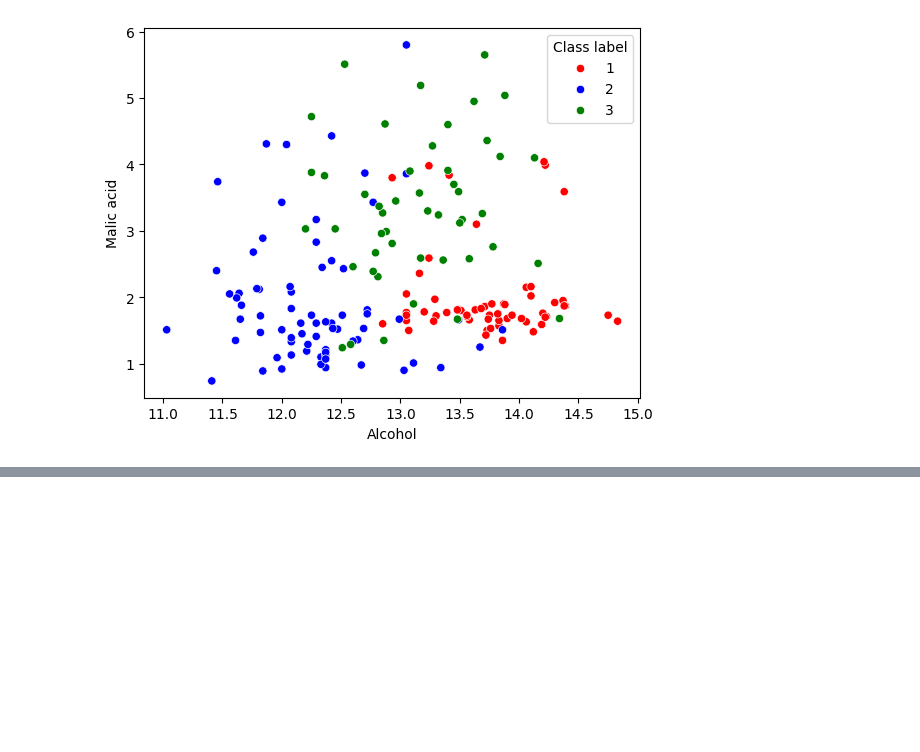
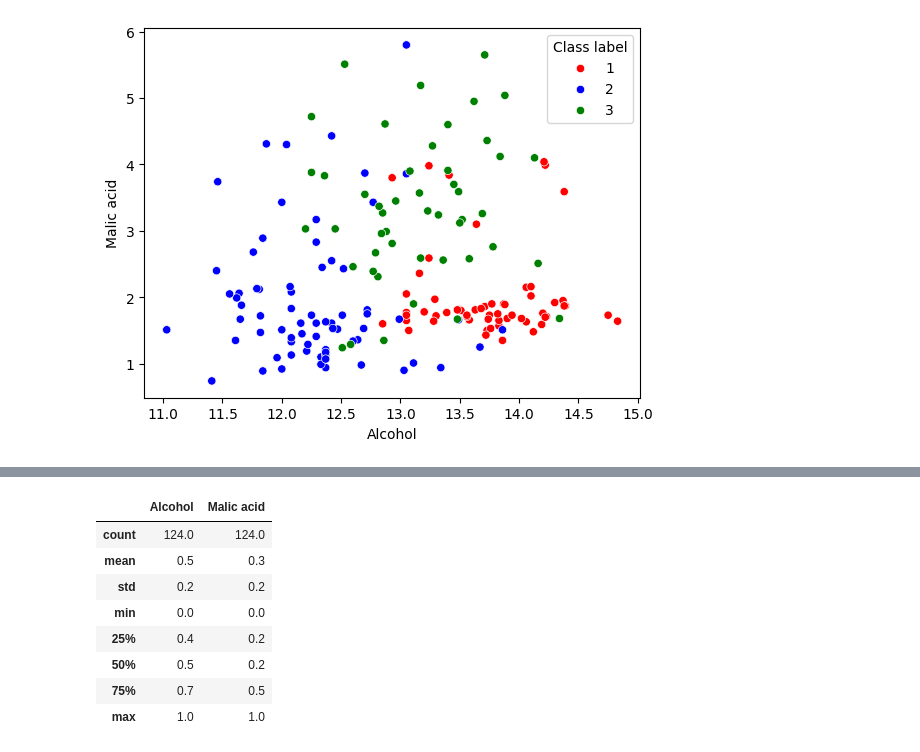
Before and after one commit to tashfeen786/100DaysOfMachineLearning, a Jupyter notebook: day 25 Feature Scaling - Normalization/day25.ipynb, the cells around one changed output, grey strips where cells are left out. Cells and saved outputs as stored; diff of their text form; code cells hidden in the pictures; blank space fills up the shorter version.

```diff
--- a/day 25 Feature Scaling - Normalization/day25.ipynb
+++ b/day 25 Feature Scaling - Normalization/day25.ipynb
@@ -40,0 +73,12 @@ sns.scatterplot(x =df['Alcohol'], y =df['Malic acid'],hue=df['Class label'],pale
+# %%
+np.round(X_train_scaled.describe(), 1)
+# %% [output]
+|  | Alcohol | Malic acid |
+| count | 124.0 | 124.0 |
+| mean | 0.5 | 0.3 |
+| std | 0.2 | 0.2 |
+| min | 0.0 | 0.0 |
+| 25% | 0.4 | 0.2 |
+| 50% | 0.5 | 0.2 |
+| 75% | 0.7 | 0.5 |
+| max | 1.0 | 1.0 |
```
Also changed, not shown: parts of 4 cells of this notebook.
